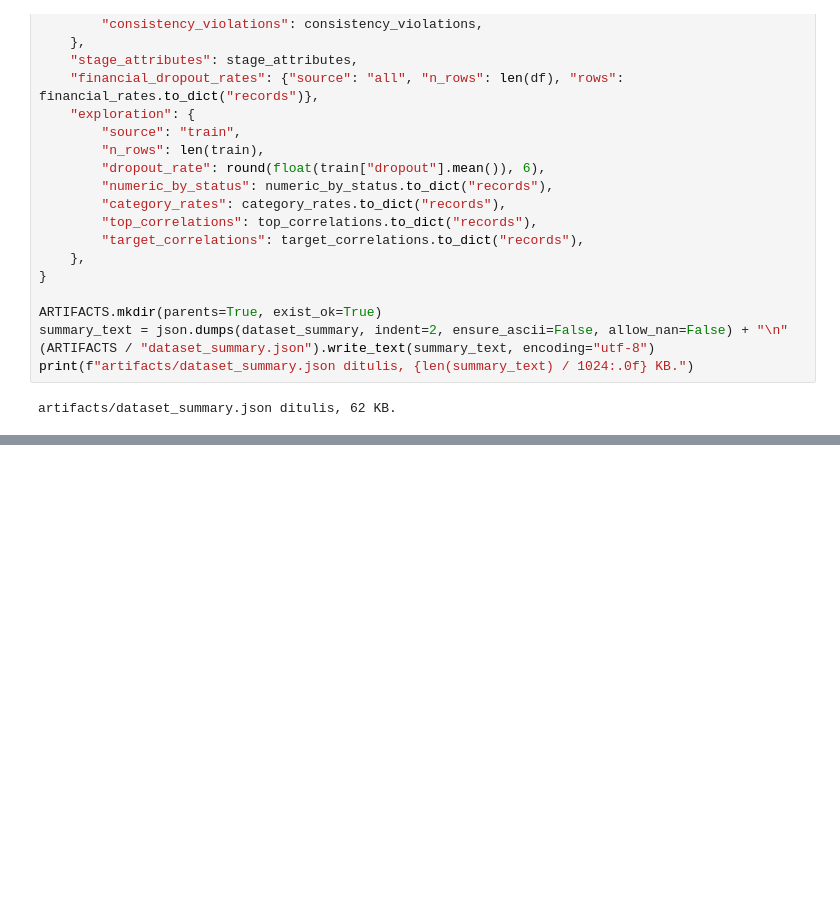
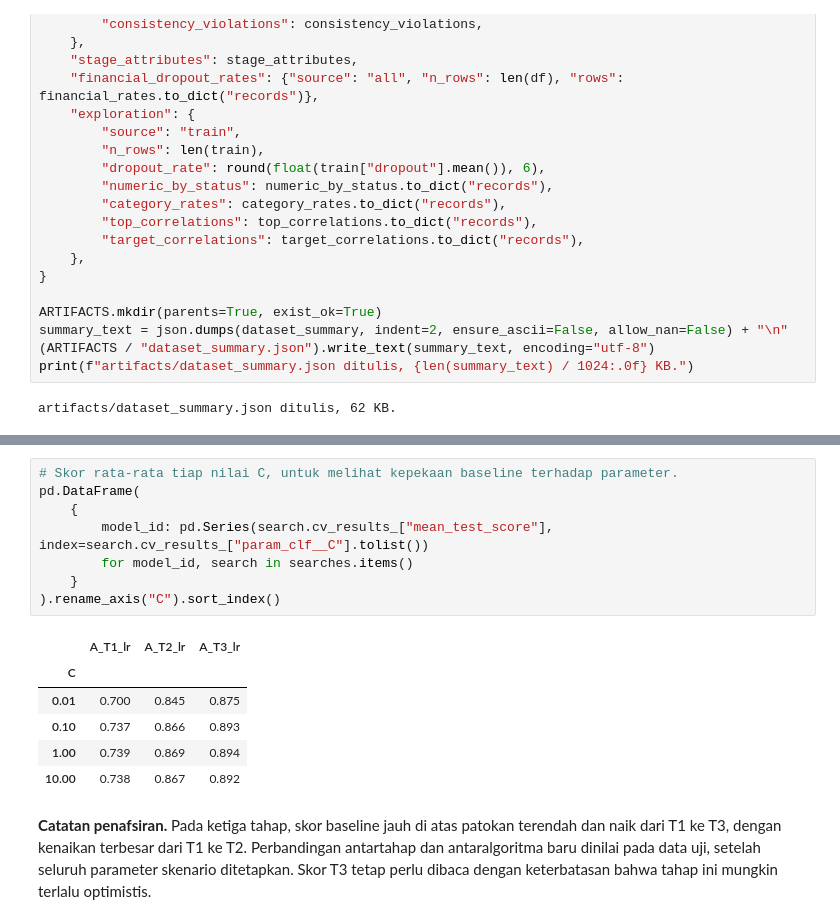
Before and after one commit to MapleKaedee/prediksi-dini-dropout, a Jupyter notebook: notebooks/dropout_experiments.ipynb, the cells around one changed output, grey strips where cells are left out. Saved outputs shown, nothing was run; the diff lists cells and outputs as text; blank space fills up the shorter version.

```diff
--- a/notebooks/dropout_experiments.ipynb
+++ b/notebooks/dropout_experiments.ipynb
@@ -592,0 +702,17 @@ artifacts/dataset_summary.json ditulis, 62 KB.
+# %%
+# Skor rata-rata tiap nilai C, untuk melihat kepekaan baseline terhadap parameter.
+pd.DataFrame(
+    {
+        model_id: pd.Series(search.cv_results_["mean_test_score"], index=search.cv_results_["param_clf__C"].tolist())
+        for model_id, search in searches.items()
+    }
+).rename_axis("C").sort_index()
+# %% [output]
+|  | A_T1_lr | A_T2_lr | A_T3_lr |
+| C |  |  |  |
+| 0.01 | 0.700 | 0.845 | 0.875 |
+| 0.10 | 0.737 | 0.866 | 0.893 |
+| 1.00 | 0.739 | 0.869 | 0.894 |
+| 10.00 | 0.738 | 0.867 | 0.892 |
+# %% [markdown]
+**Catatan penafsiran.** Pada ketiga tahap, skor baseline jauh di atas patokan terendah dan naik dari T1 ke T3, dengan kenaikan terbesar dari T1 ke T2. Perbandingan antartahap dan antaralgoritma baru dinilai pada data uji, setelah seluruh parameter skenario ditetapkan. Skor T3 tetap perlu dibaca dengan keterbatasan bahwa tahap ini mungkin terlalu optimistis.
```
Also changed, not shown: parts of 6 cells of this notebook, 1 other file.
